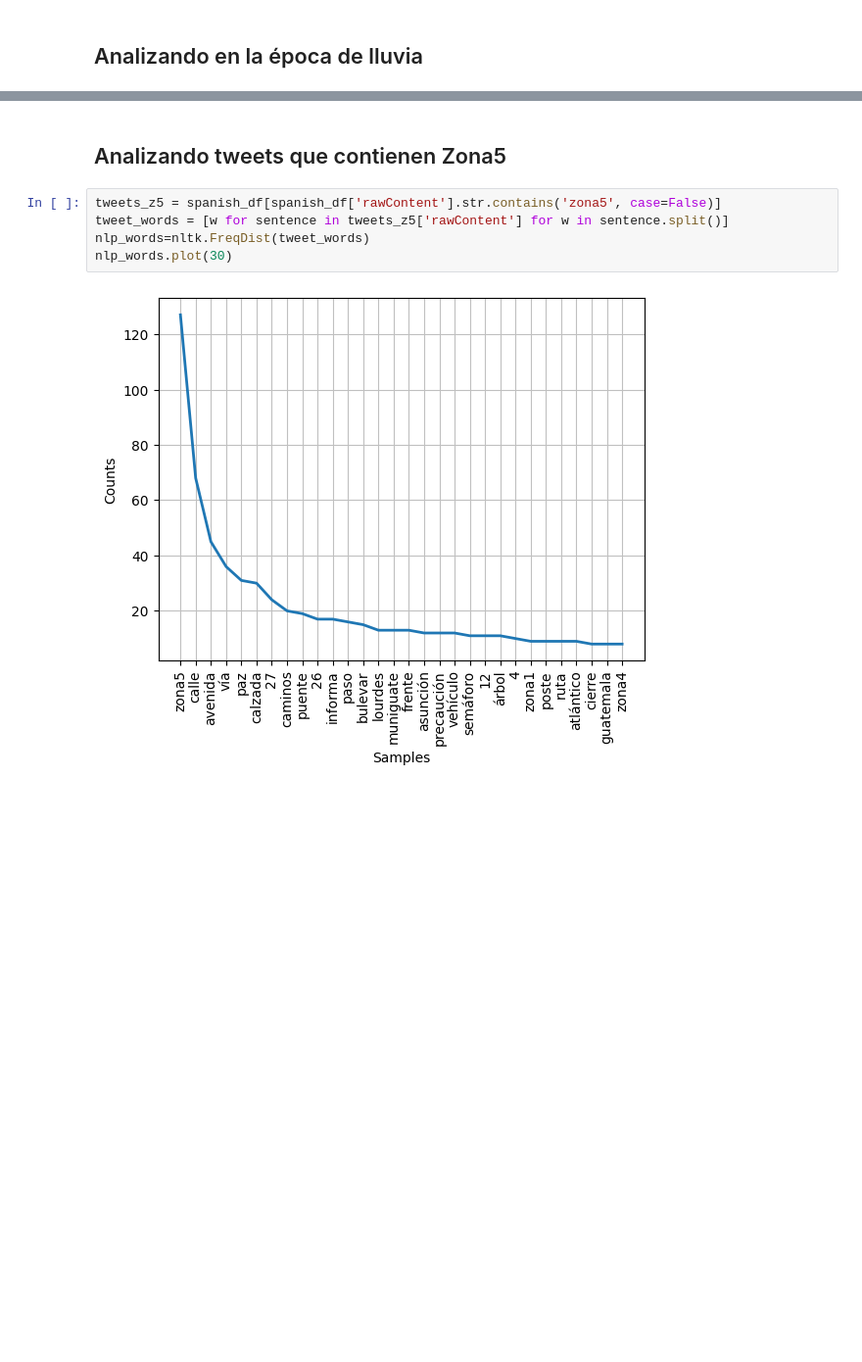
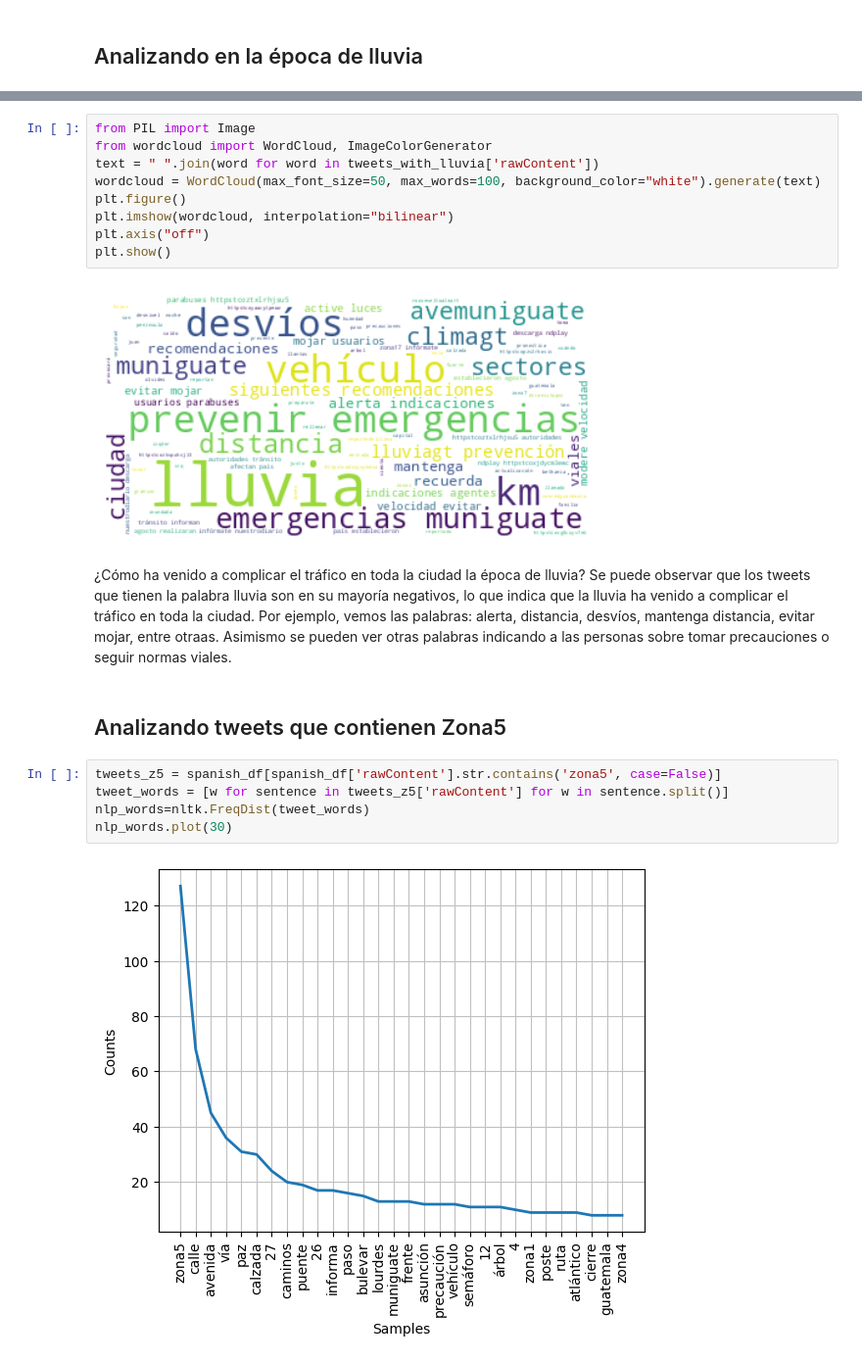
Before and after one commit to guillermoSb/datascience_laboratorio6, a Jupyter notebook: Problema1.ipynb, the cells around one changed output, grey strips where cells are left out. Shown at 98% size. Cells and saved outputs as stored; diff of their text form; blank space fills up the shorter version.

```diff
--- a/Problema1.ipynb
+++ b/Problema1.ipynb
@@ -699,3 +698,17 @@ Name: rawContent, Length: 78, dtype: object
+# %%
+from PIL import Image
+from wordcloud import WordCloud, ImageColorGenerator
+text = " ".join(word for word in tweets_with_lluvia['rawContent'])
+wordcloud = WordCloud(max_font_size=50, max_words=100, background_color="white").generate(text)
+plt.figure()
+plt.imshow(wordcloud, interpolation="bilinear")
+plt.axis("off")
+plt.show()
+# %% [output]
+[figure, added]
+# %% [markdown]
+¿Cómo ha venido a complicar el tráfico en toda la ciudad la época de lluvia?
+Se puede observar que los tweets que tienen la palabra lluvia son en su mayoría negativos, lo que indica que la lluvia ha venido a complicar el tráfico en toda la ciudad. Por ejemplo, vemos las palabras: alerta, distancia, desvíos, mantenga distancia, evitar mojar, entre otraas. Asimismo se pueden ver otras palabras indicando a las personas sobre tomar precauciones o seguir normas viales.
 # %% [markdown]
 ## Analizando tweets que contienen Zona5
 # %%
```
Also changed, not shown: parts of 6 cells of this notebook.
